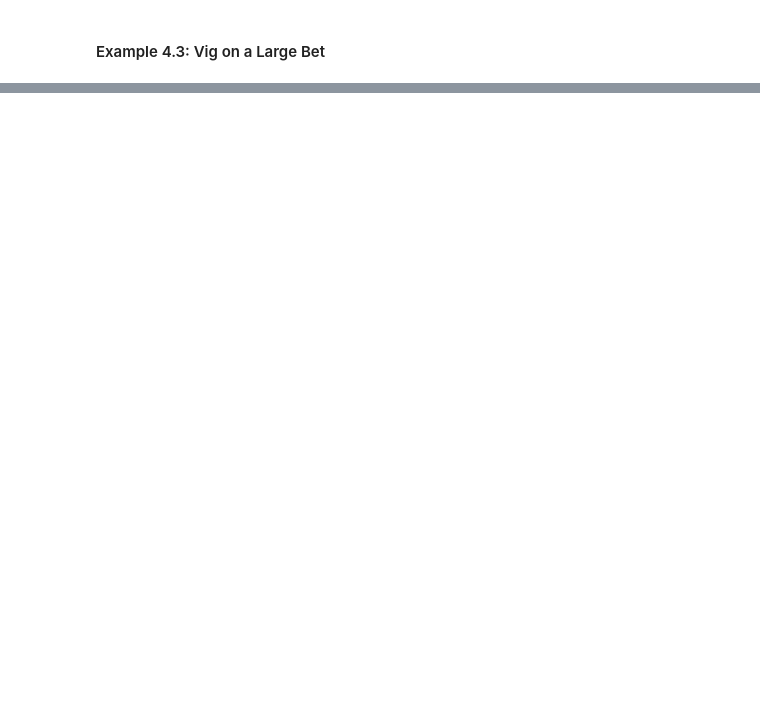
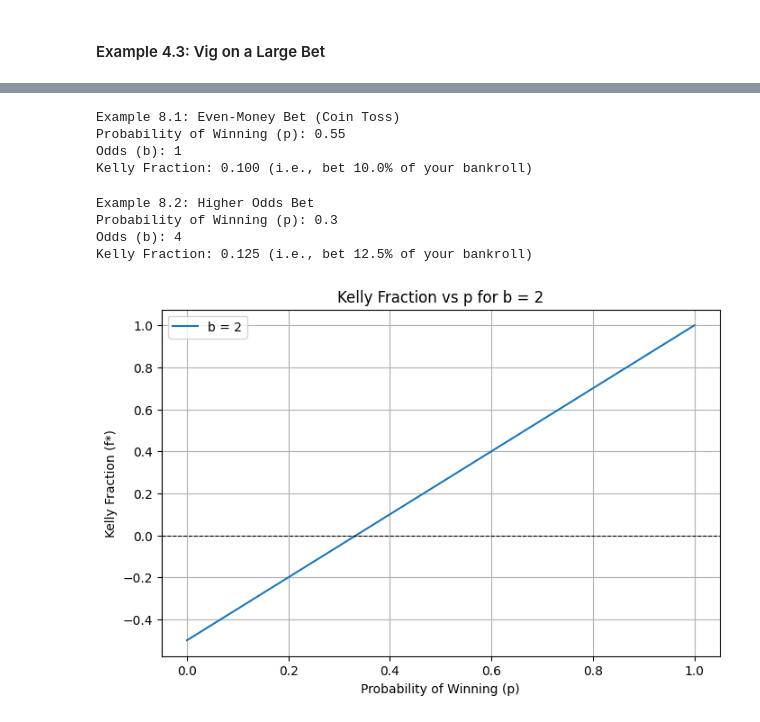
Before and after one commit to ScottfreeLLC/sports-betting-ai, a Jupyter notebook: 1-sports-betting-deep-dive/betting-concepts.ipynb, the cells around one changed output, grey strips where cells are left out. Saved outputs shown, nothing was run; the diff lists cells and outputs as text; code cells hidden in the pictures; blank space fills up the shorter version.

```diff
--- a/1-sports-betting-deep-dive/betting-concepts.ipynb
+++ b/1-sports-betting-deep-dive/betting-concepts.ipynb
@@ -187,0 +405,68 @@ Example 5.3: Zero EV (Break-even): $-0.00
+# %%
+import matplotlib.pyplot as plt
+import numpy as np
+
+def kelly_fraction(p, b):
+    """
+    Calculate the Kelly fraction.
+
+    Parameters:
+    - p: float or np.array, probability of winning
+    - b: float, net odds received on a win (i.e., profit b dollars per $1 bet)
+
+    Returns:
+    - The Kelly fraction (or fractions if p is an array)
+    """
+    q = 1 - p
+    fraction = (b * p - q) / b
+    return fraction
+# %%
+# --- Example 8.1: Even-Money Bet (Coin Toss) ---
+# Parameters:
+#   p = 0.55 (55% chance of winning)
+#   b = 1 (even-money bet: you win $1 for every $1 bet)
+p1, b1 = 0.55, 1
+kelly1 = kelly_fraction(p1, b1)
+print("Example 8.1: Even-Money Bet (Coin Toss)")
+print(f"Probability of Winning (p): {p1}")
+print(f"Odds (b): {b1}")
+print(f"Kelly Fraction: {kelly1:.3f} (i.e., bet {kelly1*100:.1f}% of your bankroll)\n")
+# %% [output]
+Example 8.1: Even-Money Bet (Coin Toss)
+Probability of Winning (p): 0.55
+Odds (b): 1
+Kelly Fraction: 0.100 (i.e., bet 10.0% of your bankroll)
+# %%
+# --- Example 8.2: Higher Odds Bet ---
+# Parameters:
+#   p = 0.30 (30% chance of winning)
+#   b = 4 (if you bet $1, you profit $4 if you win)
+p2, b2 = 0.30, 4
+kelly2 = kelly_fraction(p2, b2)
+print("Example 8.2: Higher Odds Bet")
+print(f"Probability of Winning (p): {p2}")
+print(f"Odds (b): {b2}")
+print(f"Kelly Fraction: {kelly2:.3f} (i.e., bet {kelly2*100:.1f}% of your bankroll)\n")
+# %% [output]
+Example 8.2: Higher Odds Bet
+Probability of Winning (p): 0.3
+Odds (b): 4
+Kelly Fraction: 0.125 (i.e., bet 12.5% of your bankroll)
+# %%
+# --- Plot Kelly Fraction as a Function of p for a given b ---
+# For example, let's consider b = 2 and vary p from 0 to 1.
+b_val = 2
+p_values = np.linspace(0.0, 1.0, 1000)
+kelly_values = kelly_fraction(p_values, b_val)
+
+plt.figure(figsize=(8, 5))
+plt.plot(p_values, kelly_values, label=f"b = {b_val}")
+plt.axhline(0, color='black', linestyle='--', linewidth=0.8)
+plt.xlabel("Probability of Winning (p)")
+plt.ylabel("Kelly Fraction (f*)")
+plt.title(f"Kelly Fraction vs p for b = {b_val}")
+plt.legend()
+plt.grid(True)
+plt.show()
+# %% [output]
+[figure, added]
```
Also changed, not shown: parts of 40 cells of this notebook.
